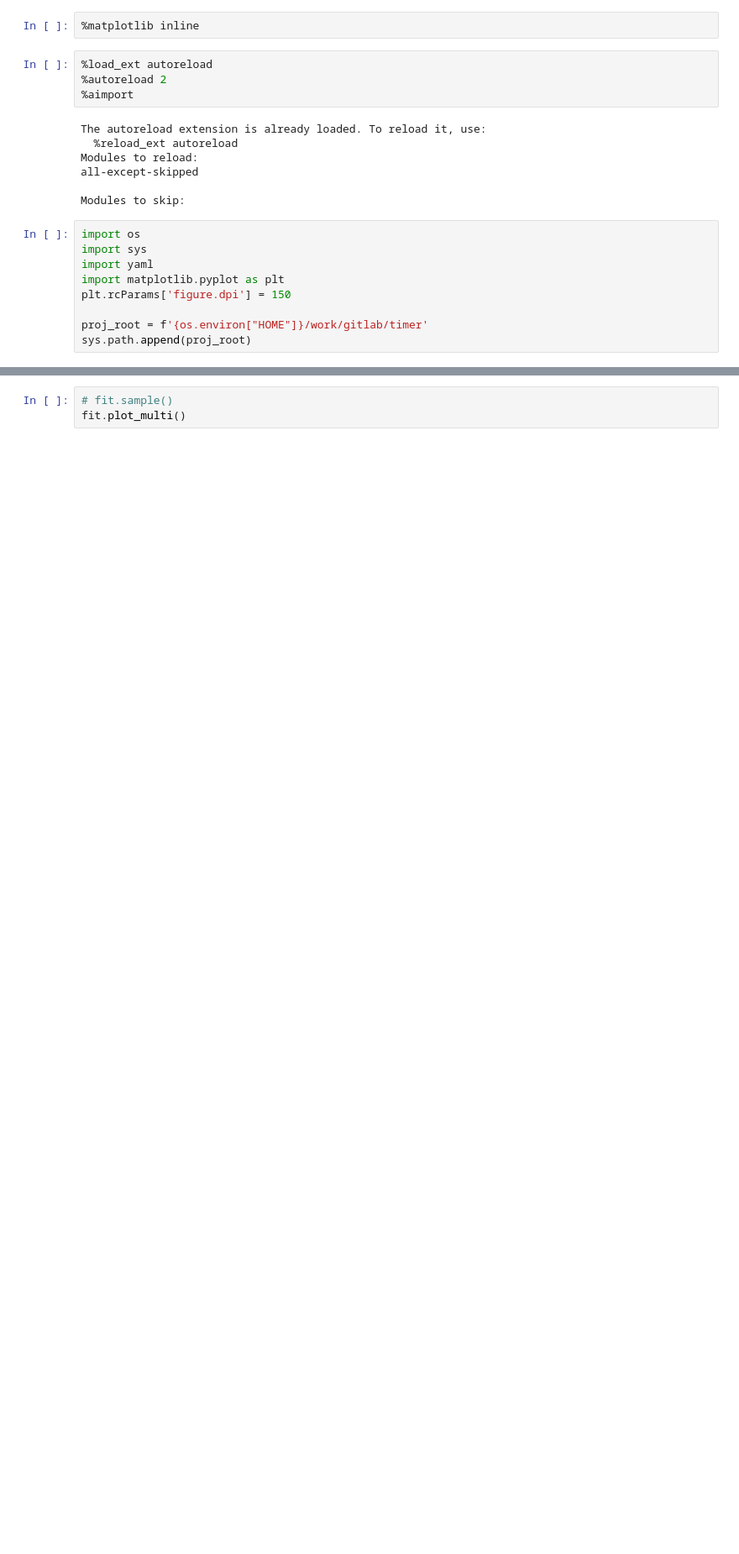
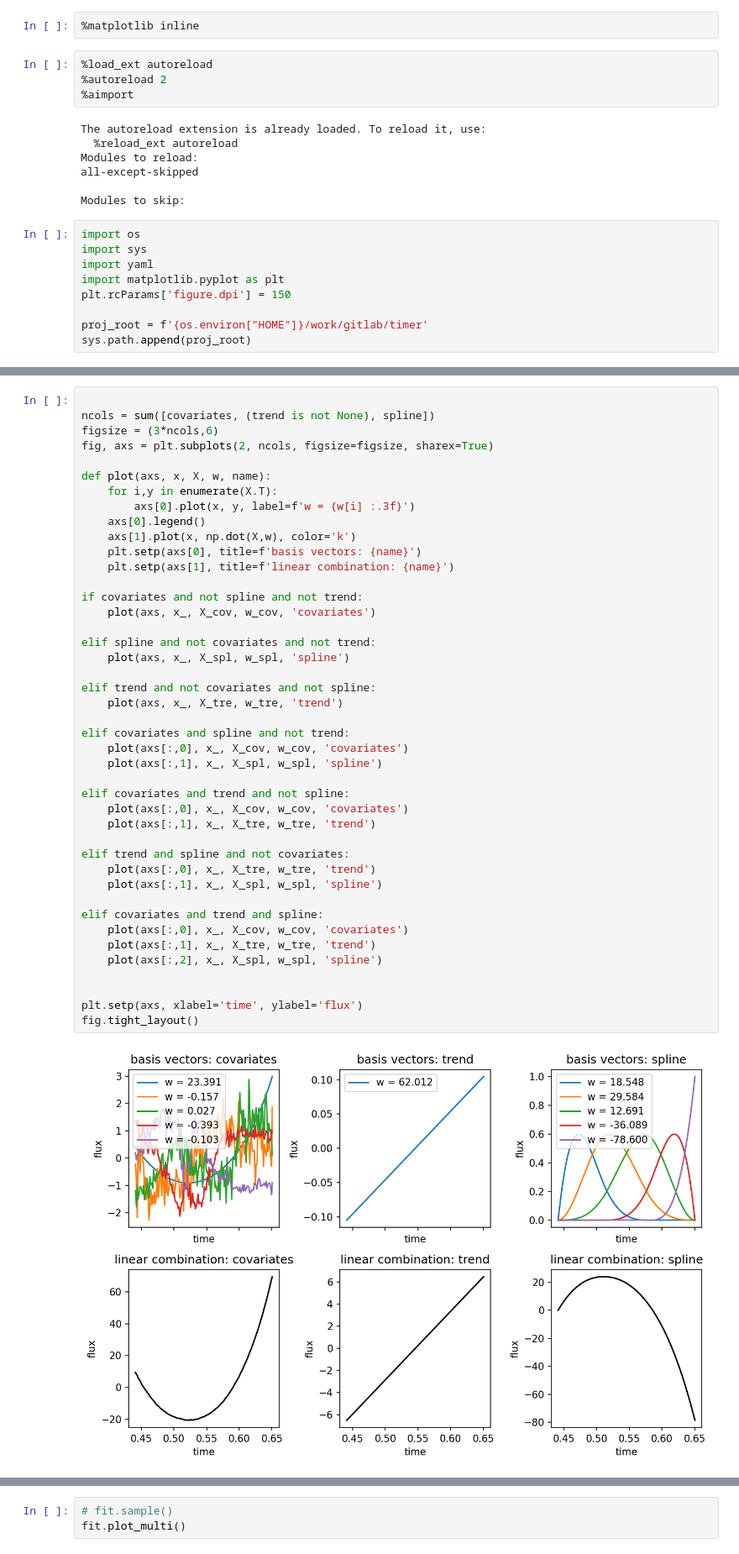
Before and after one commit to john-livingston/timer, a Jupyter notebook: notebooks/test.ipynb, the cells around one changed output, grey strips where cells are left out. Shown at 84% size. Cells and saved outputs as stored; diff of their text form; blank space fills up the shorter version.

```diff
--- a/notebooks/test.ipynb
+++ b/notebooks/test.ipynb
@@ -53,0 +121,45 @@ loading MAP solution from map.pkl
+# %%
+
+ncols = sum([covariates, (trend is not None), spline])
+figsize = (3*ncols,6)
+fig, axs = plt.subplots(2, ncols, figsize=figsize, sharex=True)
+
+def plot(axs, x, X, w, name):
+    for i,y in enumerate(X.T):
+        axs[0].plot(x, y, label=f'w = {w[i] :.3f}')
+    axs[0].legend()
+    axs[1].plot(x, np.dot(X,w), color='k')
+    plt.setp(axs[0], title=f'basis vectors: {name}')
+    plt.setp(axs[1], title=f'linear combination: {name}')
+
+if covariates and not spline and not trend:
+    plot(axs, x_, X_cov, w_cov, 'covariates')
+
+elif spline and not covariates and not trend:
+    plot(axs, x_, X_spl, w_spl, 'spline')
+
+elif trend and not covariates and not spline:
+    plot(axs, x_, X_tre, w_tre, 'trend')
+
+elif covariates and spline and not trend:
+    plot(axs[:,0], x_, X_cov, w_cov, 'covariates')
+    plot(axs[:,1], x_, X_spl, w_spl, 'spline')
+
+elif covariates and trend and not spline:
+    plot(axs[:,0], x_, X_cov, w_cov, 'covariates')
+    plot(axs[:,1], x_, X_tre, w_tre, 'trend')
+
+elif trend and spline and not covariates:
+    plot(axs[:,0], x_, X_tre, w_tre, 'trend')
+    plot(axs[:,1], x_, X_spl, w_spl, 'spline')
+
+elif covariates and trend and spline:
+    plot(axs[:,0], x_, X_cov, w_cov, 'covariates')
+    plot(axs[:,1], x_, X_tre, w_tre, 'trend')
+    plot(axs[:,2], x_, X_spl, w_spl, 'spline')
+
+
+plt.setp(axs, xlabel='time', ylabel='flux')
+fig.tight_layout()
+# %% [output]
+[figure, added]
```
Also changed, not shown: parts of 5 cells of this notebook, 4 other files.
